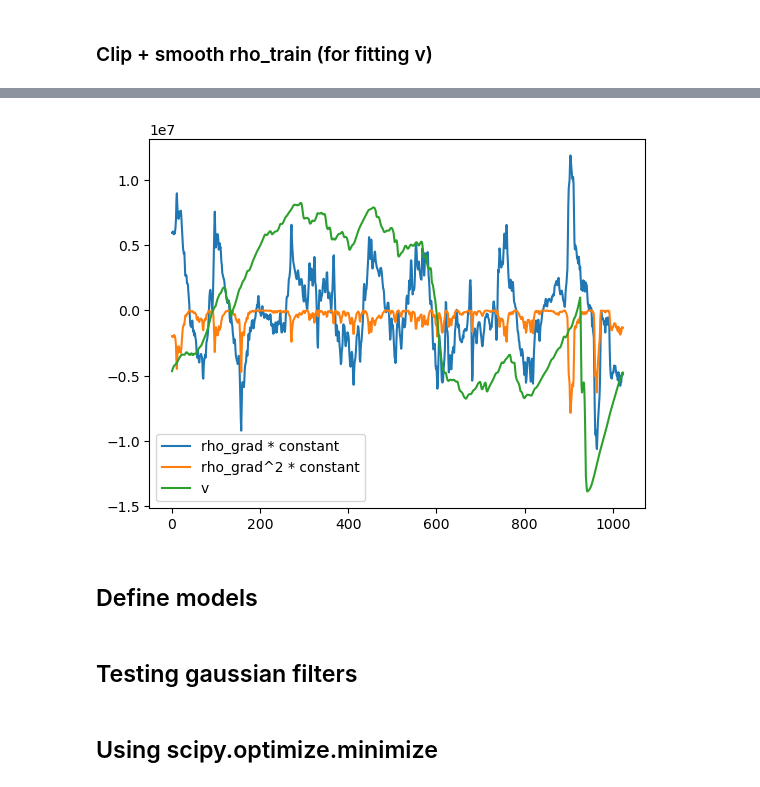
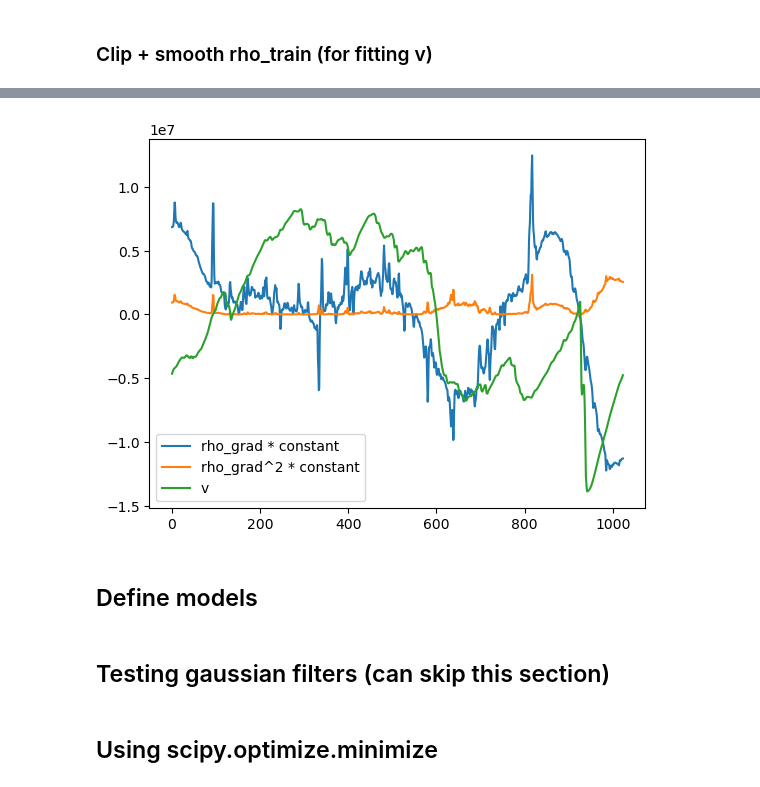
Before and after one commit to Jupiter1994/lya-tf, a Jupyter notebook: lya_fields/DM_to_bary_fitting.ipynb, the cells around one changed output, grey strips where cells are left out. Cells and saved outputs as stored; diff of their text form; code cells hidden in the pictures.

```diff
--- a/lya_fields/DM_to_bary_fitting.ipynb
+++ b/lya_fields/DM_to_bary_fitting.ipynb
@@ -92,6 +92,6 @@ rho_train = tf.cast(rho_train, 'float64')
 # %% [markdown]
 ### Clip + smooth rho_train (for fitting v)
 # %%
-rho_max = np.percentile(rho_train, 95)
+rho_max = np.percentile(rho_train, 90)
 rho_train = np.clip(rho_train, 0, rho_max)
 # %%
@@ -101,8 +101,8 @@ print(np.percentile(rho_train, 95))
 # %%
-sigma = 30
-rho_train_smooth = tf.squeeze(gaussian_blur(rho_train, sigma*2, sigma))
+sigma = 60
+rho_train_smooth = tf.squeeze(gaussian_blur(rho_train, sigma*4, sigma))
 
-plt.imshow(np.log10(rho_train_smooth + 1e-15))
+plt.imshow(rho_train_smooth)
 plt.colorbar()
 plt.show()
 
@@ -130,11 +130,11 @@ plt.show()
 # %%
-plt.plot(rho_grad[skewer_ind,:] * 3e8, label="rho_grad * constant")
-plt.plot(np.power(rho_grad[skewer_ind,:], 2) * -5e9, label="rho_grad^2 * constant")
+plt.plot(rho_grad[skewer_ind,:] * 1e9, label="rho_grad * constant")
+plt.plot(np.power(rho_grad[skewer_ind,:], 2) * 2e10, label="rho_grad^2 * constant")
 plt.plot(vel_train[skewer_ind,:], label="v")
 plt.legend()
 plt.show()
 # %% [output]
-[figure, old version]
+[figure, new version]
 # %% [markdown]
 ## Define models
 # %%
@@ -222,7 +222,7 @@ def obj_fn_logT(params):
 
     return np.mean(np.square(temp_train - 10**logT_pred))
 # %% [markdown]
-## Testing gaussian filters
+## Testing gaussian filters (can skip this section)
 # %%
 x0 = 3
 sigma = 1.5
```
Also changed, not shown: parts of 10 cells of this notebook.
